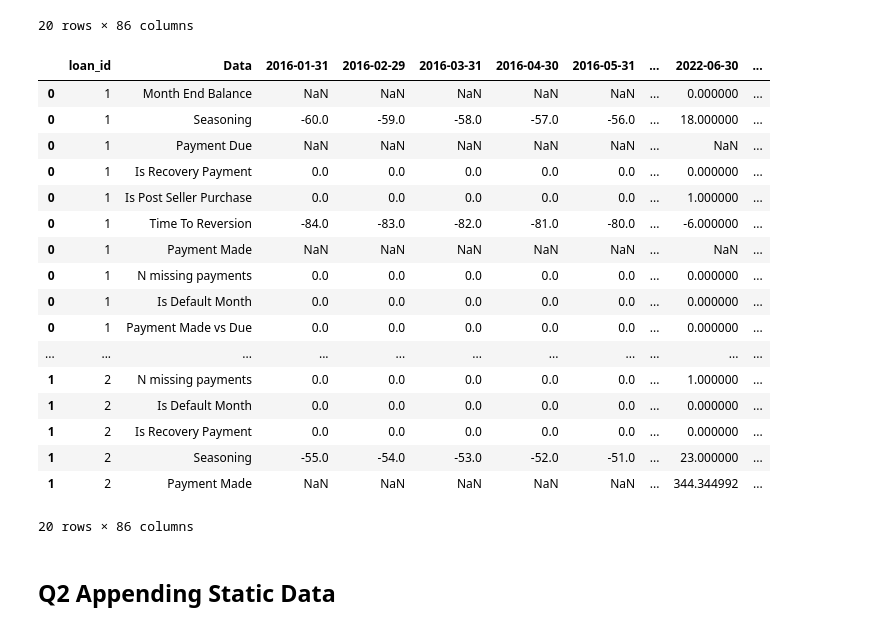
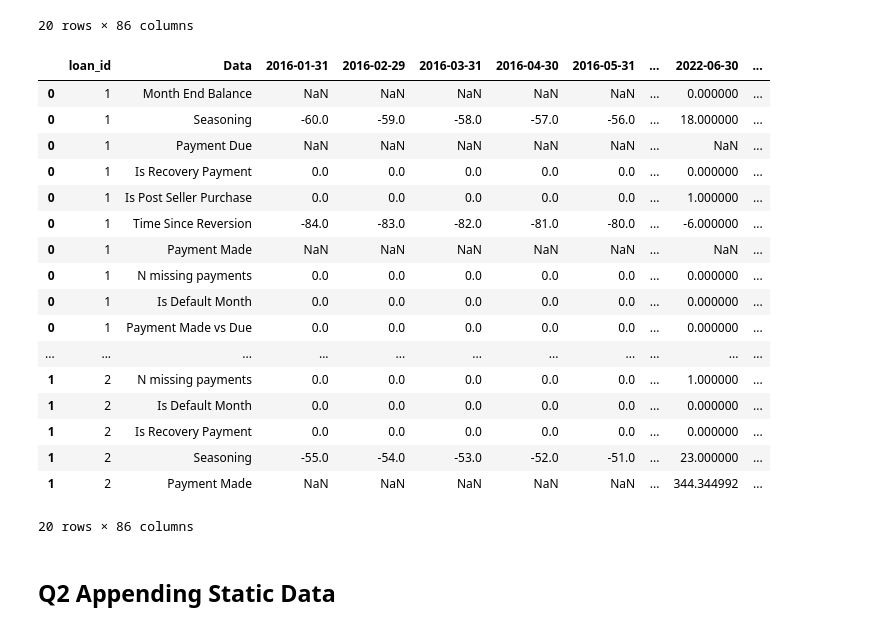
Before and after one commit to AnatolyBuga/elliott, a Jupyter notebook: Solution.ipynb, the cells around one changed output. Cells and saved outputs as stored; diff of their text form; code cells hidden in the pictures.

```diff
--- a/Solution.ipynb
+++ b/Solution.ipynb
@@ -203,15 +203,15 @@ loans_data.add_is_post_seller_purchase_date().head(20)
 20 rows × 86 columns
 # %%
 # Reversion - very similar to seasoning
-loans_data.add_time_to_reversion().head(20)
+loans_data.add_time_since_reversion().head(20)
 # %% [output]
 |  | loan_id | Data | 2016-01-31 | 2016-02-29 | 2016-03-31 | 2016-04-30 | 2016-05-31 | ... | 2022-06-30 | ... |
 | 0 | 1 | Month End Balance | NaN | NaN | NaN | NaN | NaN | ... | 0.000000 | ... |
 | 0 | 1 | Seasoning | -60.0 | -59.0 | -58.0 | -57.0 | -56.0 | ... | 18.000000 | ... |
 | 0 | 1 | Payment Due | NaN | NaN | NaN | NaN | NaN | ... | NaN | ... |
 | 0 | 1 | Is Recovery Payment | 0.0 | 0.0 | 0.0 | 0.0 | 0.0 | ... | 0.000000 | ... |
 | 0 | 1 | Is Post Seller Purchase | 0.0 | 0.0 | 0.0 | 0.0 | 0.0 | ... | 1.000000 | ... |
-| 0 | 1 | Time To Reversion | -84.0 | -83.0 | -82.0 | -81.0 | -80.0 | ... | -6.000000 | ... |
+| 0 | 1 | Time Since Reversion | -84.0 | -83.0 | -82.0 | -81.0 | -80.0 | ... | -6.000000 | ... |
 | 0 | 1 | Payment Made | NaN | NaN | NaN | NaN | NaN | ... | NaN | ... |
 | 0 | 1 | N missing payments | 0.0 | 0.0 | 0.0 | 0.0 | 0.0 | ... | 0.000000 | ... |
 | 0 | 1 | Is Default Month | 0.0 | 0.0 | 0.0 | 0.0 | 0.0 | ... | 0.000000 | ... |
```
Also changed, not shown: parts of 21 cells of this notebook, 4 other files.
